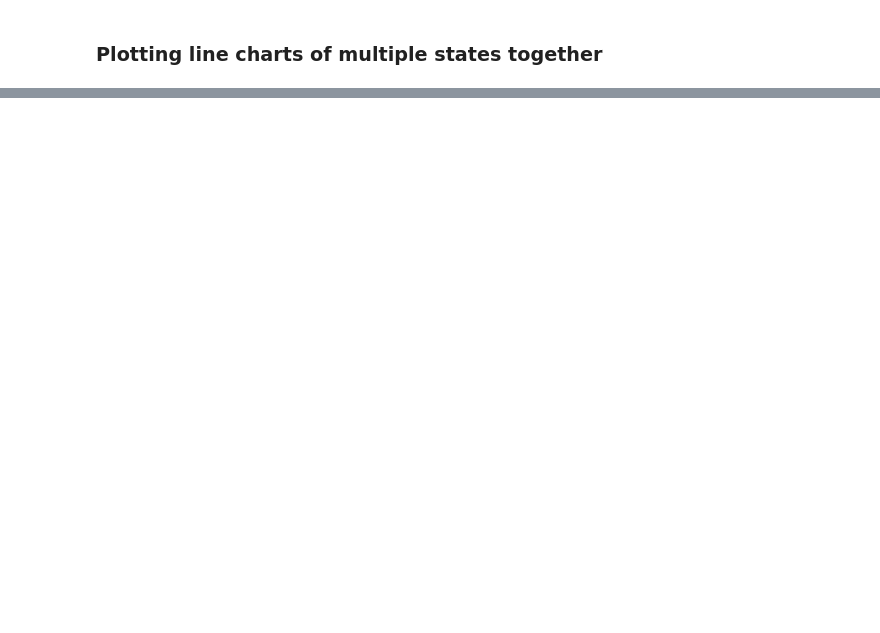
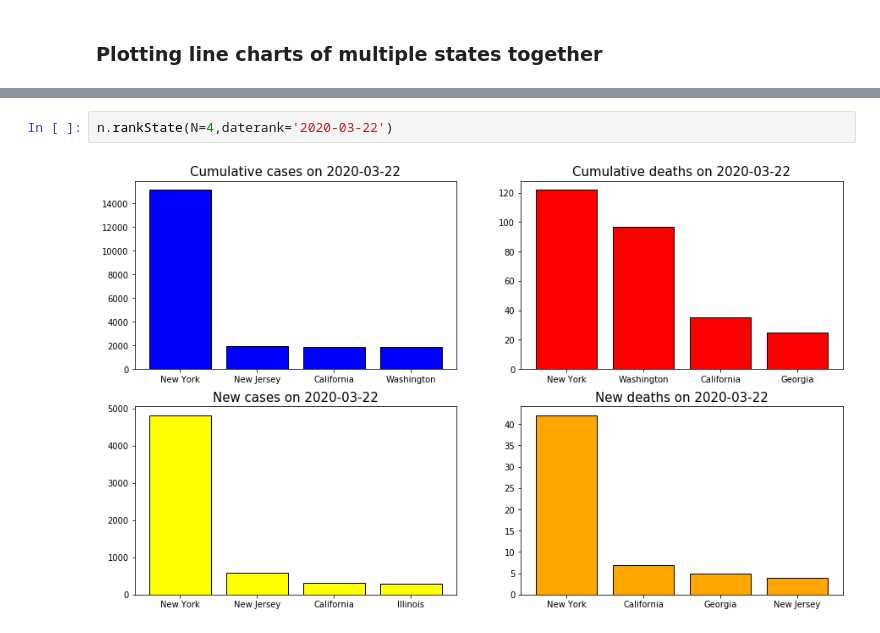
Before and after one commit to tirthajyoti/Covid-19-analysis, a Jupyter notebook: Notebook/NYTCovid.ipynb, the cells around one changed output, grey strips where cells are left out. Drawn from its saved outputs; the diff is of its cells as text; blank space fills up the shorter version.

```diff
--- a/Notebook/NYTCovid.ipynb
+++ b/Notebook/NYTCovid.ipynb
@@ -328,0 +398,4 @@ n.plot_multi_state(states=['California','Michigan','Illinois'],last_30_days=True
+# %%
+n.rankState(N=4,daterank='2020-03-22')
+# %% [output]
+[figure, added]
```
Also changed, not shown: parts of 11 cells of this notebook.
